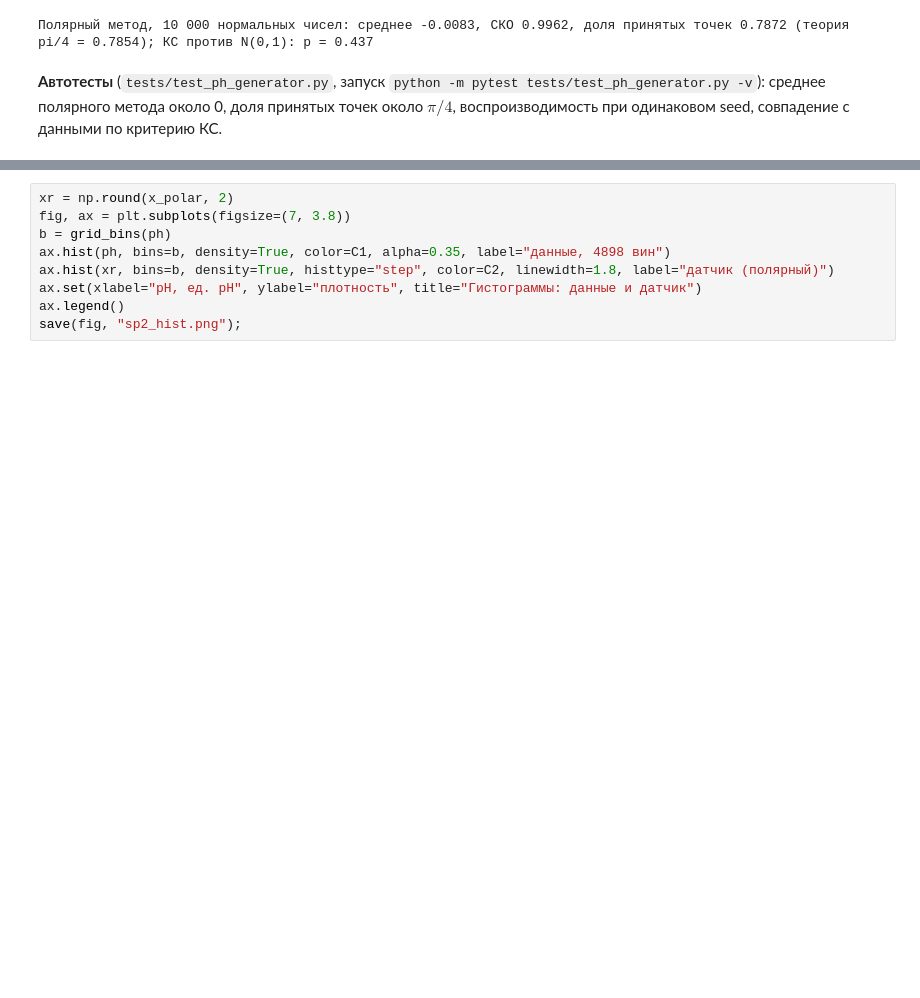
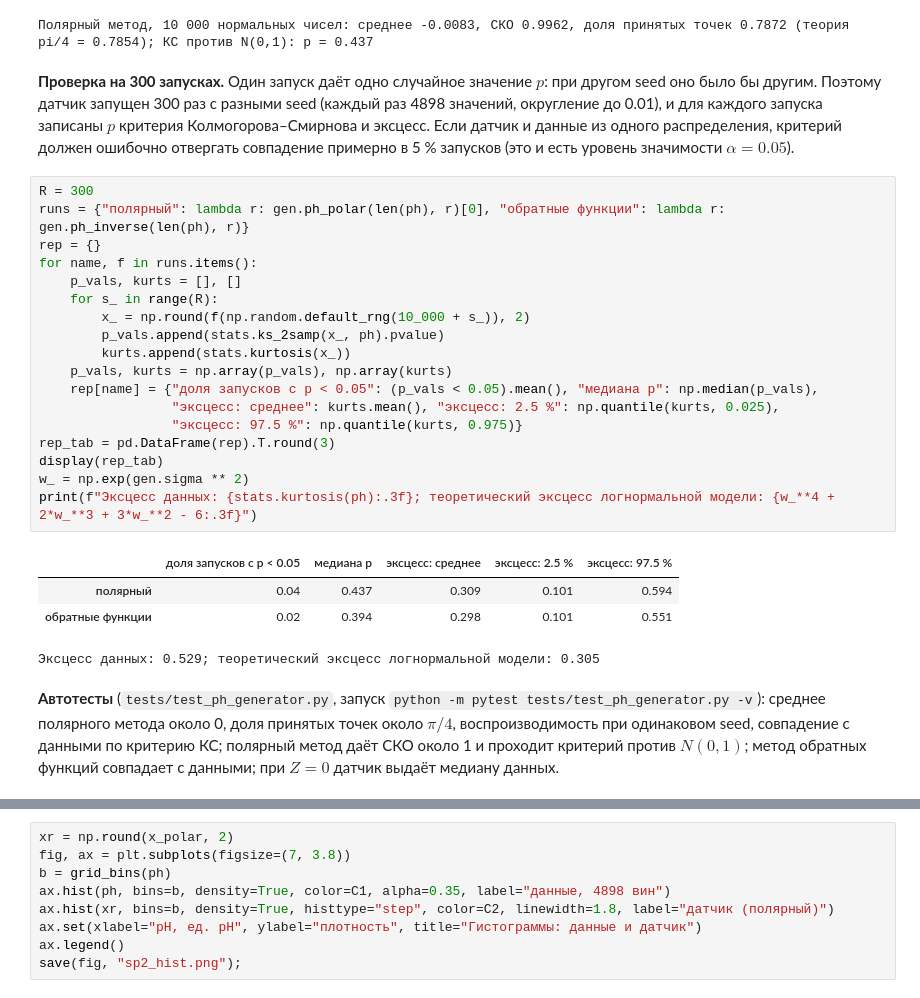
Before and after one commit to kkristinabbykova/lab01-statistics, a Jupyter notebook: lab01.ipynb, the cells around one changed output, grey strips where cells are left out. Saved outputs shown, nothing was run; the diff lists cells and outputs as text; blank space fills up the shorter version.

Commit message:
спринт 2: выводы 5–6, проверка на 300 запусках, ещё 3 теста, замер скорости

```diff
--- a/lab01.ipynb
+++ b/lab01.ipynb
@@ -1469,8 +1469,36 @@ p-значения двухвыборочного критерия Колмог
 | полярный | 0.046 | 0.631 |
 | обратные функции | 0.031 | 0.437 |
 Полярный метод, 10 000 нормальных чисел: среднее -0.0083, СКО 0.9962, доля принятых точек 0.7872 (теория pi/4 = 0.7854); КС против N(0,1): p = 0.437
+# %% [markdown]
+**Проверка на 300 запусках.** Один запуск даёт одно случайное значение $p$: при другом seed оно было бы другим.
+Поэтому датчик запущен 300 раз с разными seed (каждый раз 4898 значений, округление до 0.01), и для каждого запуска
+записаны $p$ критерия Колмогорова–Смирнова и эксцесс. Если датчик и данные из одного распределения, критерий должен
+ошибочно отвергать совпадение примерно в 5 % запусков (это и есть уровень значимости $\alpha = 0.05$).
+# %%
+R = 300
+runs = {"полярный": lambda r: gen.ph_polar(len(ph), r)[0], "обратные функции": lambda r: gen.ph_inverse(len(ph), r)}
+rep = {}
+for name, f in runs.items():
+    p_vals, kurts = [], []
+    for s_ in range(R):
+        x_ = np.round(f(np.random.default_rng(10_000 + s_)), 2)
+        p_vals.append(stats.ks_2samp(x_, ph).pvalue)
+        kurts.append(stats.kurtosis(x_))
+    p_vals, kurts = np.array(p_vals), np.array(kurts)
+    rep[name] = {"доля запусков с p < 0.05": (p_vals < 0.05).mean(), "медиана p": np.median(p_vals),
+                 "эксцесс: среднее": kurts.mean(), "эксцесс: 2.5 %": np.quantile(kurts, 0.025),
+                 "эксцесс: 97.5 %": np.quantile(kurts, 0.975)}
+rep_tab = pd.DataFrame(rep).T.round(3)
+display(rep_tab)
+w_ = np.exp(gen.sigma ** 2)
+print(f"Эксцесс данных: {stats.kurtosis(ph):.3f}; теоретический эксцесс логнормальной модели: {w_**4 + 2*w_**3 + 3*w_**2 - 6:.3f}")
+# %% [output]
+|  | доля запусков с p < 0.05 | медиана p | эксцесс: среднее | эксцесс: 2.5 % | эксцесс: 97.5 % |
+| полярный | 0.04 | 0.437 | 0.309 | 0.101 | 0.594 |
+| обратные функции | 0.02 | 0.394 | 0.298 | 0.101 | 0.551 |
+Эксцесс данных: 0.529; теоретический эксцесс логнормальной модели: 0.305
 # %% [markdown]
-**Автотесты** (`tests/test_ph_generator.py`, запуск `python -m pytest tests/test_ph_generator.py -v`): среднее полярного метода около 0, доля принятых точек около $\pi/4$, воспроизводимость при одинаковом seed, совпадение с данными по критерию КС.
+**Автотесты** (`tests/test_ph_generator.py`, запуск `python -m pytest tests/test_ph_generator.py -v`): среднее полярного метода около 0, доля принятых точек около $\pi/4$, воспроизводимость при одинаковом seed, совпадение с данными по критерию КС; полярный метод даёт СКО около 1 и проходит критерий против $N(0, 1)$; метод обратных функций совпадает с данными; при $Z = 0$ датчик выдаёт медиану данных.
 # %%
 import subprocess, sys
 out = subprocess.run([sys.executable, "-m", "pytest", "tests/test_ph_generator.py", "-v", "--no-header", "-p", "no:cacheprovider"],
```
Also changed, not shown: parts of 5 cells of this notebook, 2 other files.
